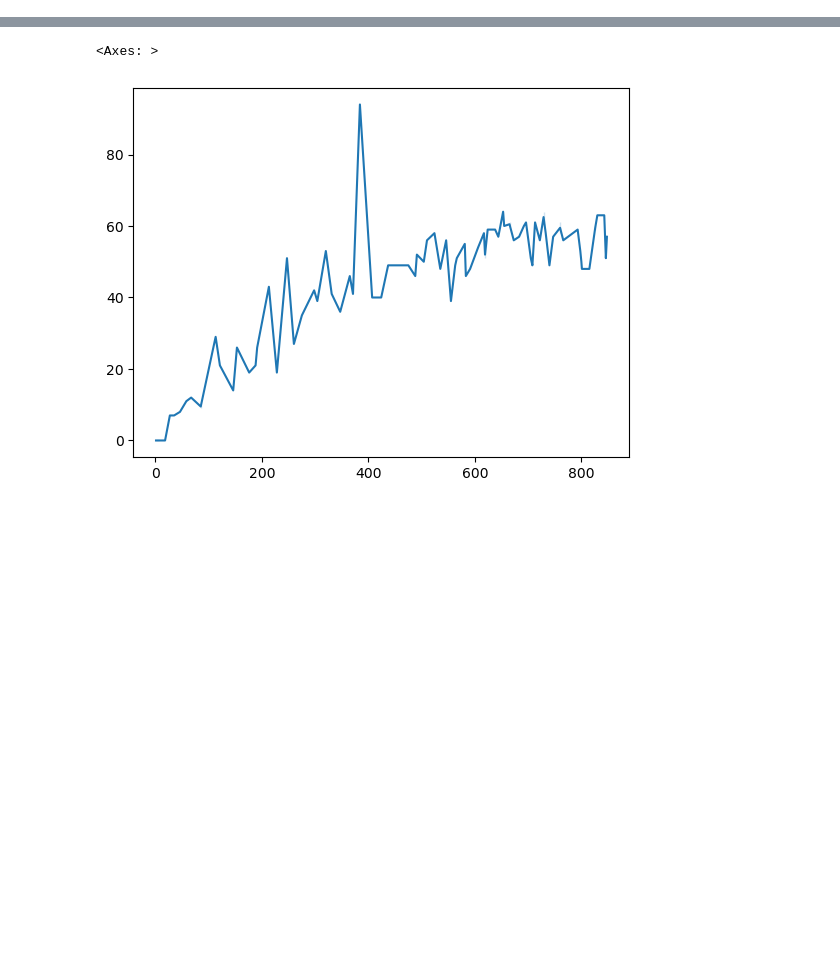
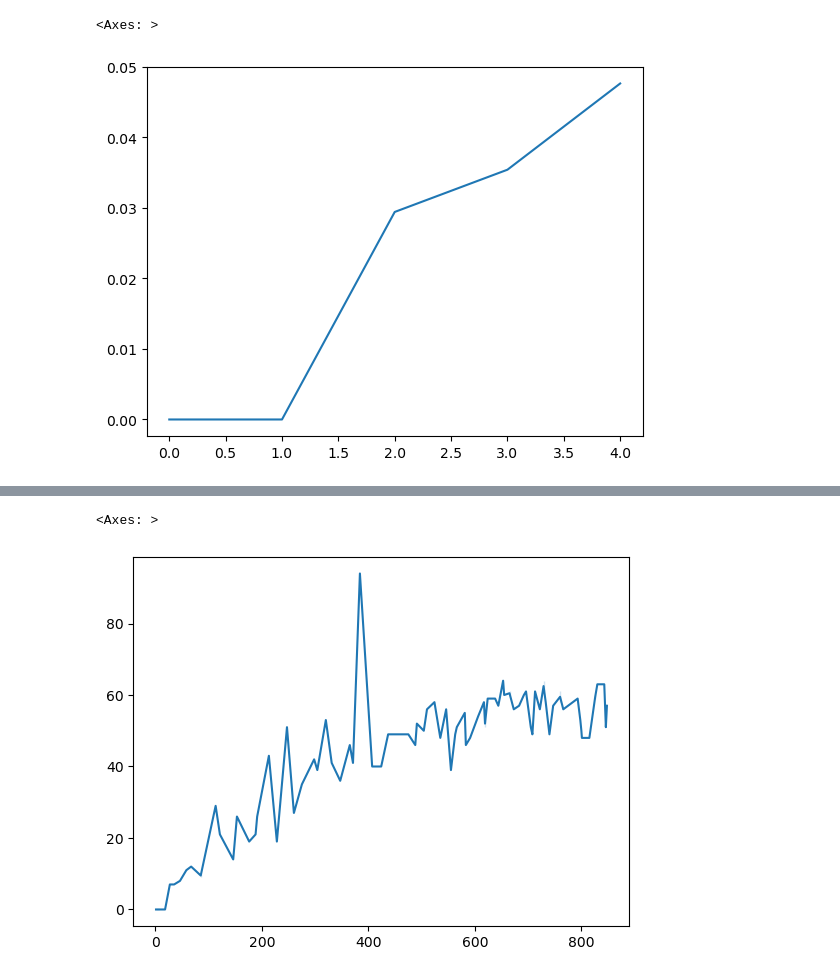
Before and after one commit to ViHoller/regulomeClustering, a Jupyter notebook: regulome_clustering.ipynb, the cells around one changed output, grey strips where cells are left out. Drawn from its saved outputs; the diff is of its cells as text; code cells hidden in the pictures; blank space fills up the shorter version.

```diff
--- a/regulome_clustering.ipynb
+++ b/regulome_clustering.ipynb
@@ -121 +165,9 @@ for (res, cluster_enrichments) in leiden_cluster_enrichment_dict.items():
+# %%
+CCS_list = [CCS[1] for CCS in CCS_dict.values()]
+resolutions = CCS_dict.keys()
+
+sns.lineplot(x=resolutions, y=CCS_list)
+# %% [output]
+<Axes: >
+[figure, added]
 # %%
```
Also changed, not shown: parts of 17 cells of this notebook, 13 other files.
